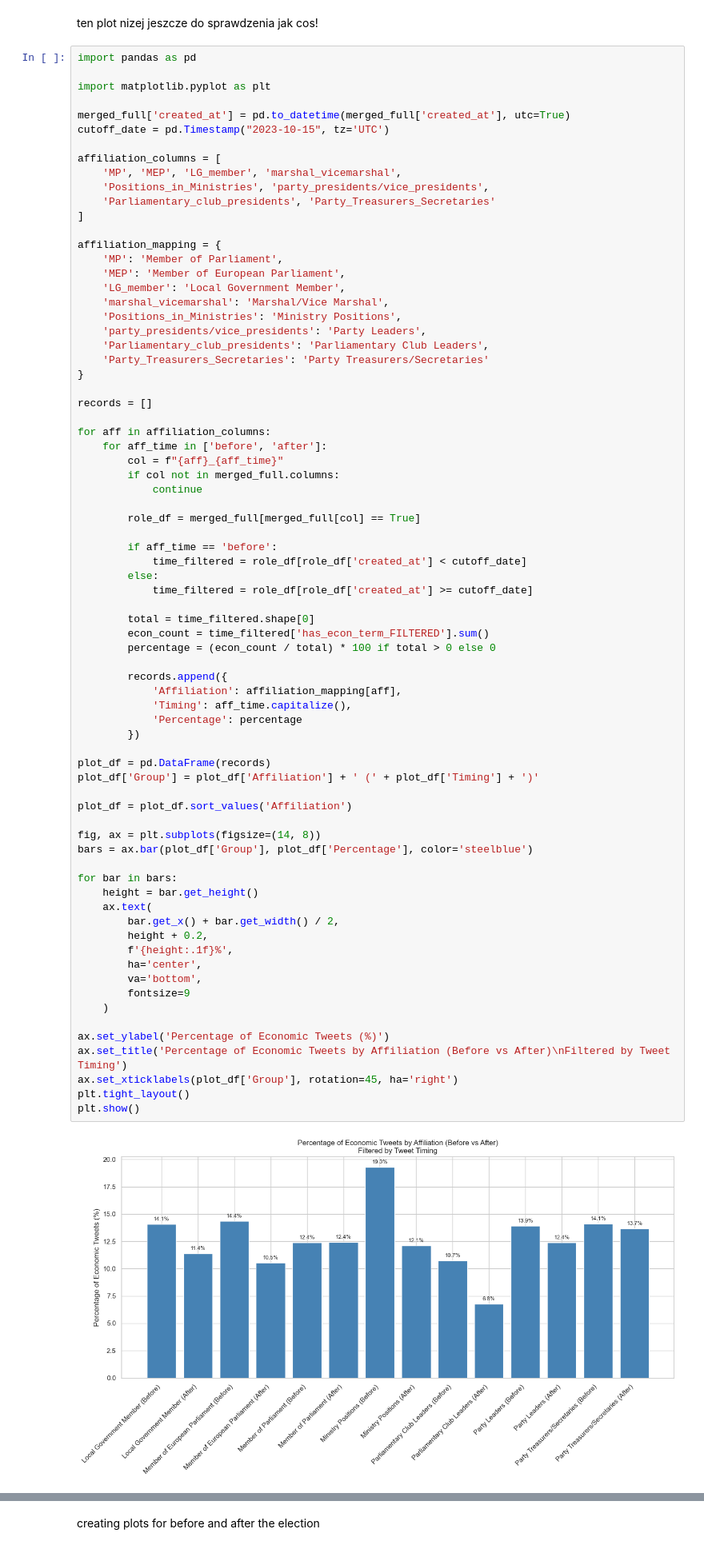
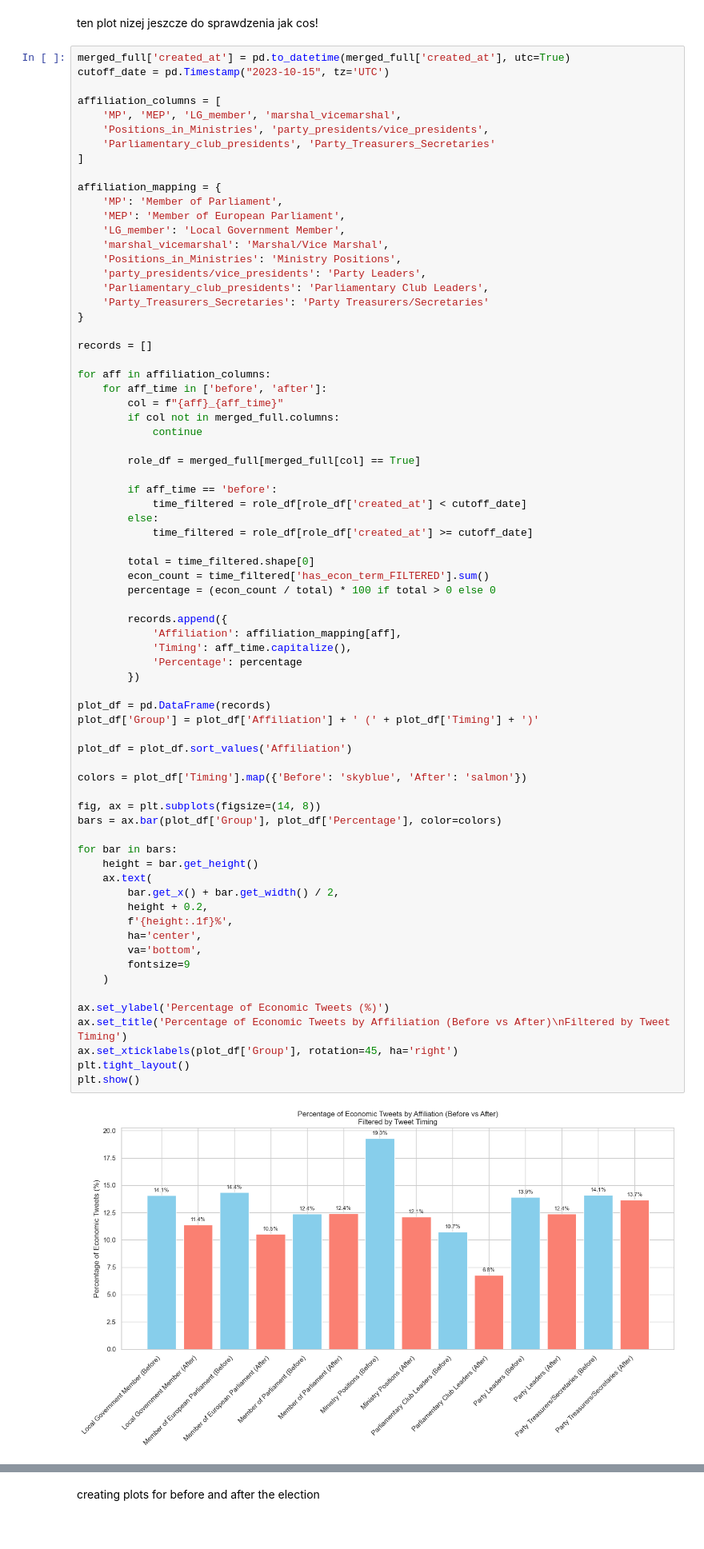
Before and after one commit to MPKuchciak/Twitter, a Jupyter notebook: notebooks/010.Affiliattions.ipynb, the cells around one changed output, grey strips where cells are left out. Shown: that part at 80% size. Saved outputs shown, nothing was run; the diff lists cells and outputs as text.

Commit message:
updated graphs, created a new one

```diff
--- a/notebooks/010.Affiliattions.ipynb
+++ b/notebooks/010.Affiliattions.ipynb
@@ -123,10 +118,6 @@ merged_full = merged_before.merge(
 # %% [markdown]
 ten plot nizej jeszcze do sprawdzenia jak cos!
 # %%
-import pandas as pd
-
-import matplotlib.pyplot as plt
-
 merged_full['created_at'] = pd.to_datetime(merged_full['created_at'], utc=True)
 cutoff_date = pd.Timestamp("2023-10-15", tz='UTC')
 
@@ -169,34 +160,36 @@ for aff in affiliation_columns:
         records.append({
             'Affiliation': affiliation_mapping[aff],
             'Timing': aff_time.capitalize(),
             'Percentage': percentage
         })
 
 plot_df = pd.DataFrame(records)
 plot_df['Group'] = plot_df['Affiliation'] + ' (' + plot_df['Timing'] + ')'
 
 plot_df = plot_df.sort_values('Affiliation')
 
+colors = plot_df['Timing'].map({'Before': 'skyblue', 'After': 'salmon'})
+
 fig, ax = plt.subplots(figsize=(14, 8))
-bars = ax.bar(plot_df['Group'], plot_df['Percentage'], color='steelblue')
+bars = ax.bar(plot_df['Group'], plot_df['Percentage'], color=colors)
 
 for bar in bars:
     height = bar.get_height()
     ax.text(
         bar.get_x() + bar.get_width() / 2,
         height + 0.2,
         f'{height:.1f}%',
         ha='center',
         va='bottom',
         fontsize=9
     )
 
 ax.set_ylabel('Percentage of Economic Tweets (%)')
 ax.set_title('Percentage of Economic Tweets by Affiliation (Before vs After)\nFiltered by Tweet Timing')
 ax.set_xticklabels(plot_df['Group'], rotation=45, ha='right')
 plt.tight_layout()
 plt.show()
 # %% [output]
-[figure, old version]
+[figure, new version]
 # %%
 df_bert_values = pd.read_parquet('../data/03.cleaned/df_bert_values_GIT.parquet')
```
Also changed, not shown: parts of 8 cells of this notebook.
